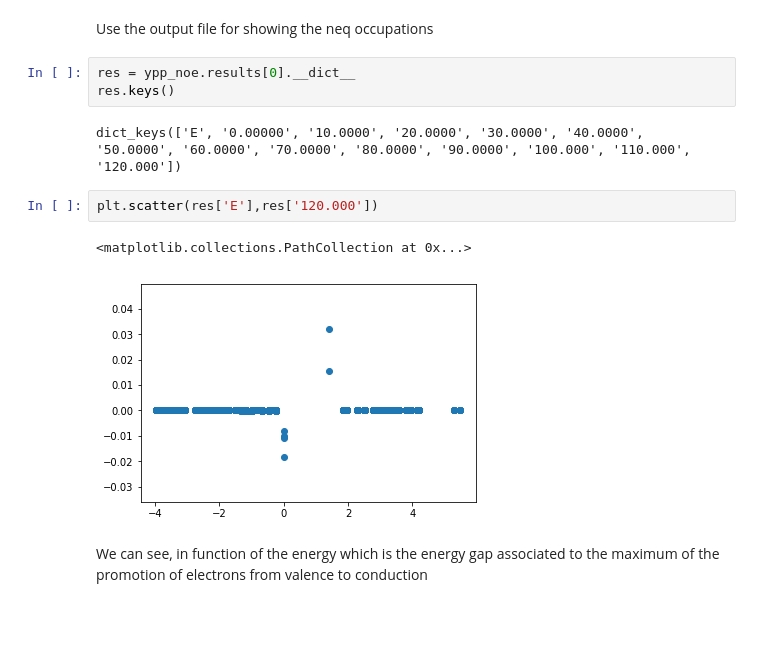
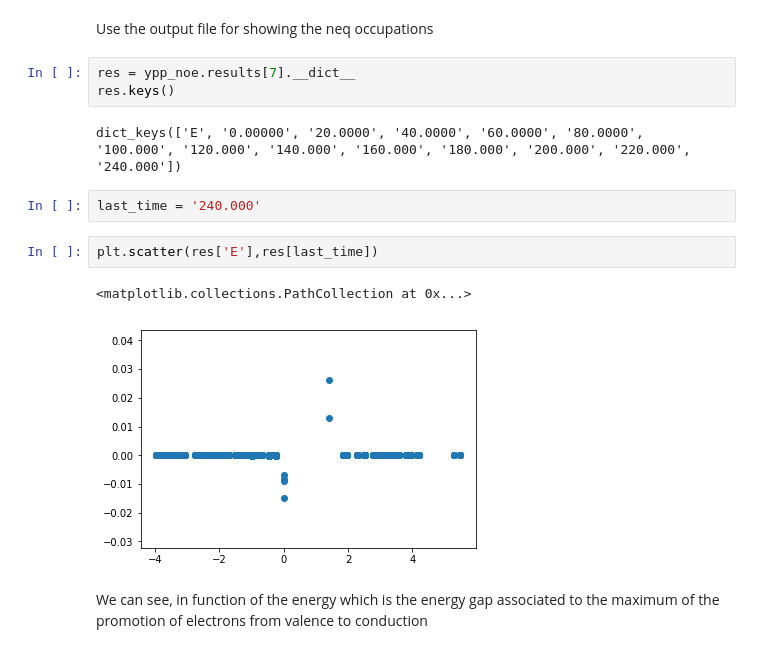
Before and after one commit to marcodalessandro76/Generation-and-decay-of-the-degree-of-spin-polarization-in-GaAs, a Jupyter notebook: RT_analysis.ipynb, the cells around one changed output. Cells and saved outputs as stored; diff of their text form; blank space fills up the shorter version.

```diff
--- a/RT_analysis.ipynb
+++ b/RT_analysis.ipynb
@@ -272,15 +275,17 @@ ypp_noe.ids
 # %% [markdown]
 Use the output file for showing the neq occupations
 # %%
-res = ypp_noe.results[0].__dict__
+res = ypp_noe.results[7].__dict__
 res.keys()
 # %% [output]
-dict_keys(['E', '0.00000', '10.0000', '20.0000', '30.0000', '40.0000', '50.0000', '60.0000', '70.0000', '80.0000', '90.0000', '100.000', '110.000', '120.000'])
+dict_keys(['E', '0.00000', '20.0000', '40.0000', '60.0000', '80.0000', '100.000', '120.000', '140.000', '160.000', '180.000', '200.000', '220.000', '240.000'])
+# %%
+last_time = '240.000'
 # %%
-plt.scatter(res['E'],res['120.000'])
+plt.scatter(res['E'],res[last_time])
 # %% [output]
 <matplotlib.collections.PathCollection at 0x...>
-[figure, old version]
+[figure, new version]
 # %% [markdown]
 We can see, in function of the energy which is the energy gap associated to the maximum
 of the promotion of electrons from valence to conduction
```
Also changed, not shown: parts of 15 cells of this notebook, 1 other file.
